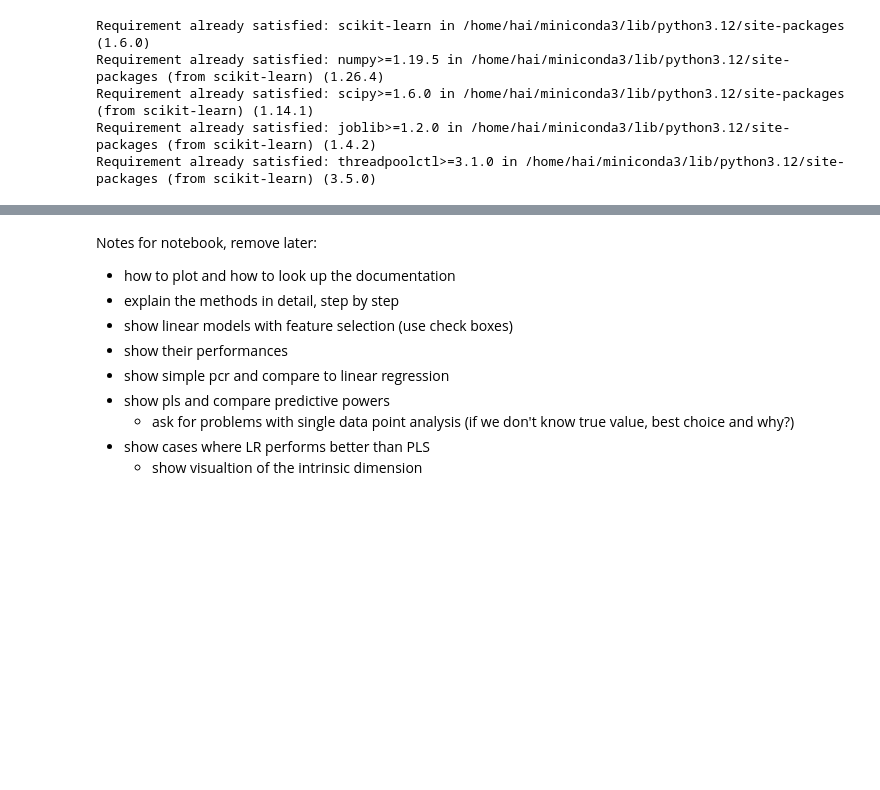
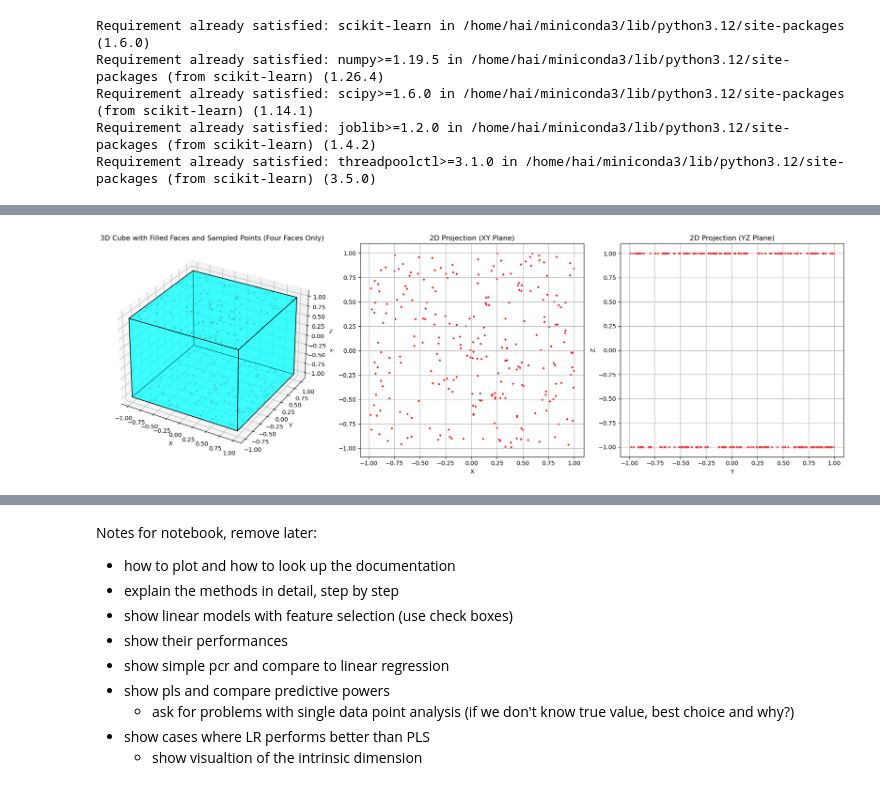
Before and after one commit to thisHermit/nonparametric-rank-tests, a Jupyter notebook: tutorial3_pca_pls.ipynb, the cells around one changed output, grey strips where cells are left out. Cells and saved outputs as stored; diff of their text form; code cells hidden in the pictures; blank space fills up the shorter version.

```diff
--- a/tutorial3_pca_pls.ipynb
+++ b/tutorial3_pca_pls.ipynb
@@ -79,0 +171,52 @@ interactive(children=(FloatSlider(value=3.0, description='Cov 1 1', max=10.0, mi
+# %%
+
+fig = plt.figure(figsize=(18, 6))
+ax = fig.add_subplot(131, projection='3d')
+
+# Add filled faces to the cube
+ax.add_collection3d(Poly3DCollection(faces, facecolors='cyan', edgecolors='k', alpha=0.5))
+
+# Sample points on four non-parallel faces of the cube (exclude ±X faces)
+num_points = 500
+samples = []
+# # Sampling on ±Y faces
+# for y in [-1, 1]:
+#     x = np.random.uniform(-1, 1, num_points // 4)
+#     z = np.random.uniform(-1, 1, num_points // 4)
+#     samples.append(np.column_stack((x, np.full_like(x, y), z)))
+
+# Sampling on ±Z faces
+for z in [-1, 1]:
+    x = np.random.uniform(-1, 1, num_points // 4)
+    y = np.random.uniform(-1, 1, num_points // 4)
+    samples.append(np.column_stack((x, y, np.full_like(x, z))))
+
+sampled_points = np.vstack(samples)
+
+# Plot the sampled points on the 3D cube
+ax.scatter(sampled_points[:, 0], sampled_points[:, 1], sampled_points[:, 2], c='r', s=5)
+ax.set_title('3D Cube with Filled Faces and Sampled Points (Four Faces Only)')
+ax.set_xlabel('X')
+ax.set_ylabel('Y')
+ax.set_zlabel('Z')
+
+# 2D Projection of Sampled Points (XY plane)
+plt.subplot(132)
+plt.scatter(sampled_points[:, 0], sampled_points[:, 1], c='r', s=5)
+plt.title('2D Projection (XY Plane)')
+plt.xlabel('X')
+plt.ylabel('Y')
+plt.grid()
+
+# 2D Projection of Sampled Points (YZ plane)
+plt.subplot(133)
+plt.scatter(sampled_points[:, 1], sampled_points[:, 2], c='r', s=5)
+plt.title('2D Projection (YZ Plane)')
+plt.xlabel('Y')
+plt.ylabel('Z')
+plt.grid()
+
+plt.tight_layout()
+plt.show()
+# %% [output]
+[figure, added]
```
Also changed, not shown: parts of 17 cells of this notebook.
